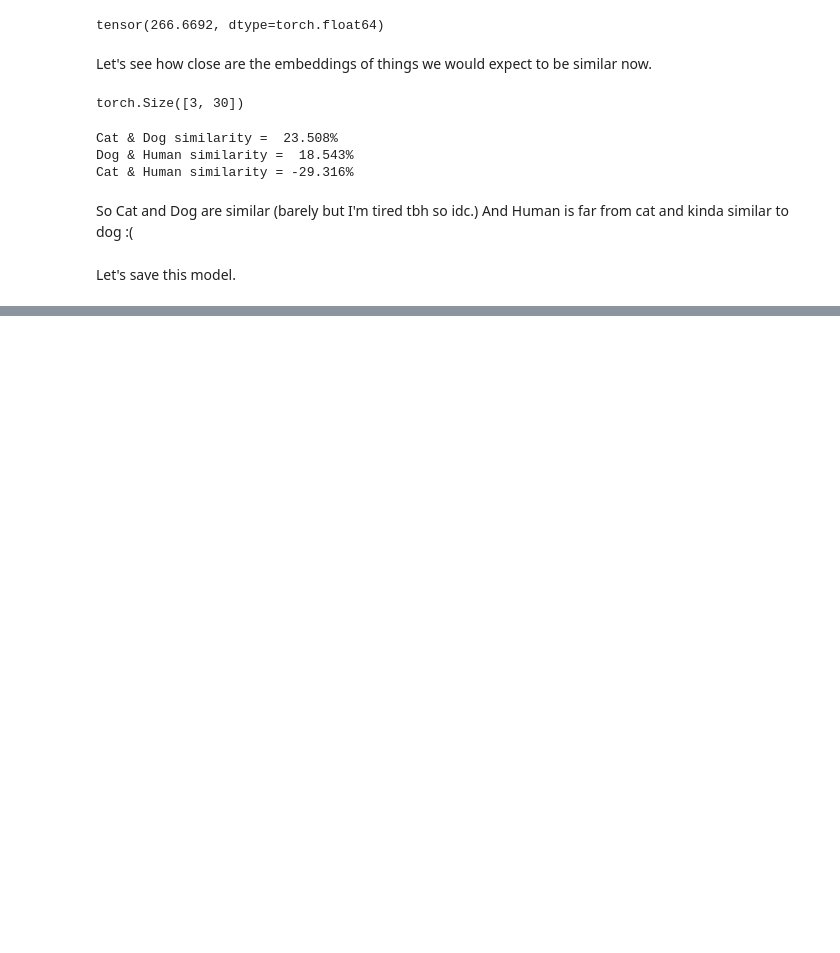
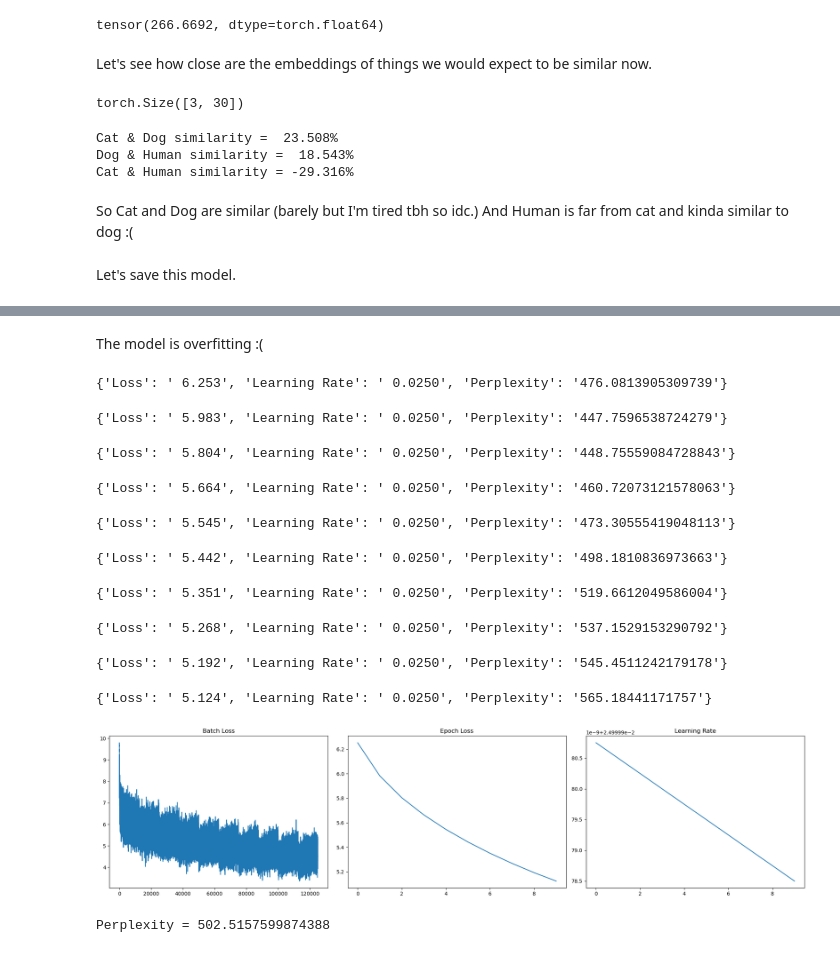
Before and after one commit to SHIXOOM/Language-Modeling-from-Scratch, a Jupyter notebook: Neural Probabilistic Language Model/Neural Probabilistic Language Model.ipynb, the cells around one changed output, grey strips where cells are left out. Cells and saved outputs as stored; diff of their text form; code cells hidden in the pictures; blank space fills up the shorter version.

```diff
--- a/Neural Probabilistic Language Model/Neural Probabilistic Language Model.ipynb
+++ b/Neural Probabilistic Language Model/Neural Probabilistic Language Model.ipynb
@@ -705,0 +905,46 @@ dataset.decode(best.argmax().cpu())
+# %% [markdown]
+The model is overfitting :(
+# %%
+nlm2 = NLM(
+    v=dataset.vocab_length,
+    m=30,
+    n=10,
+    h=200,
+    padding_idx=dataset.padding_token
+)
+nlm2.to(device)
+
+learning_rate = 0.0005  # Changed
+optimizer = torch.optim.Adam(
+    params=nlm2.parameters(),
+    lr=learning_rate,
+)
+loss_function = nn.NLLLoss()
+
+train_batch_loss, train_epoch_loss, train_learning_rate = train(
+    dataset=train_set,
+    batch_size=64,
+    epochs=10,
+    model=nlm2,
+    validation_set=validation_set,
+)
+
+plot_training_data(train_batch_loss, train_epoch_loss, train_learning_rate)
+
+perplexity_value = calculate_perplexity(
+    vocab_length=dataset.vocab_length, dataset=test_set, batch_size=2000, model=nlm2
+)
+print(f"Perplexity = {perplexity_value.item()}")
+# %% [output]
+{'Loss': ' 6.253', 'Learning Rate': ' 0.0250', 'Perplexity': '476.0813905309739'}
+{'Loss': ' 5.983', 'Learning Rate': ' 0.0250', 'Perplexity': '447.7596538724279'}
+{'Loss': ' 5.804', 'Learning Rate': ' 0.0250', 'Perplexity': '448.75559084728843'}
+{'Loss': ' 5.664', 'Learning Rate': ' 0.0250', 'Perplexity': '460.72073121578063'}
+{'Loss': ' 5.545', 'Learning Rate': ' 0.0250', 'Perplexity': '473.30555419048113'}
+{'Loss': ' 5.442', 'Learning Rate': ' 0.0250', 'Perplexity': '498.1810836973663'}
+{'Loss': ' 5.351', 'Learning Rate': ' 0.0250', 'Perplexity': '519.6612049586004'}
+{'Loss': ' 5.268', 'Learning Rate': ' 0.0250', 'Perplexity': '537.1529153290792'}
+{'Loss': ' 5.192', 'Learning Rate': ' 0.0250', 'Perplexity': '545.4511242179178'}
+{'Loss': ' 5.124', 'Learning Rate': ' 0.0250', 'Perplexity': '565.18441171757'}
+[figure, added]
+Perplexity = 502.5157599874388
```
Also changed, not shown: parts of 22 cells of this notebook.
